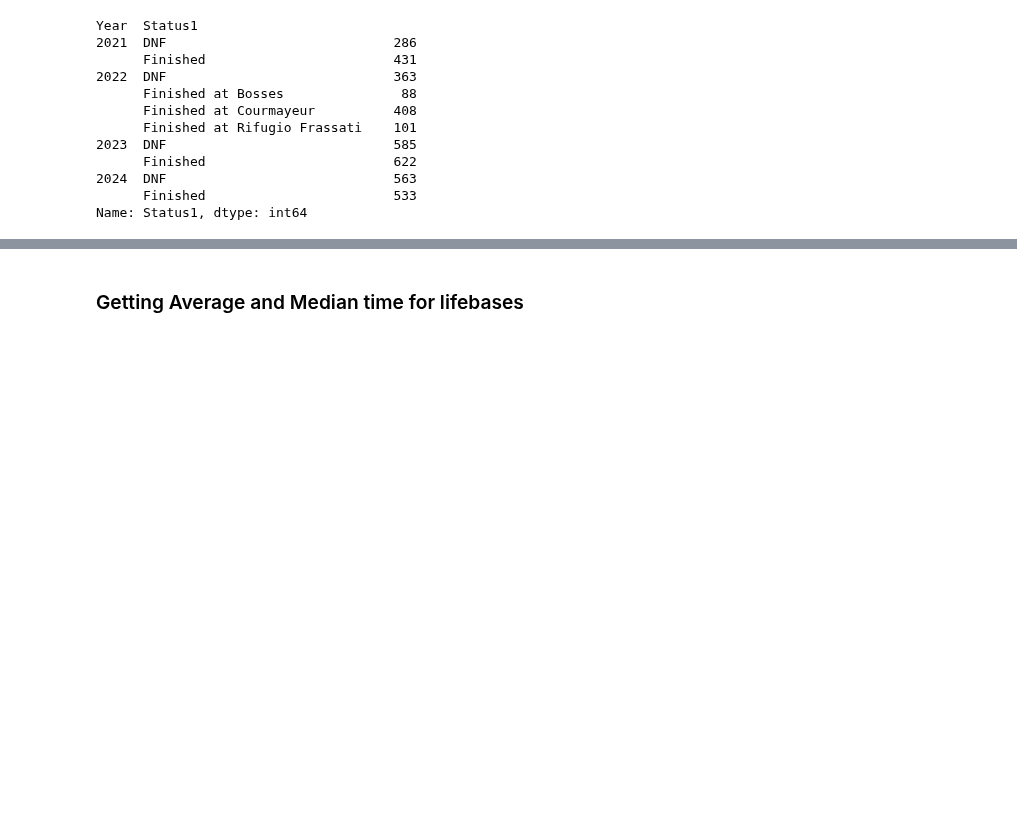
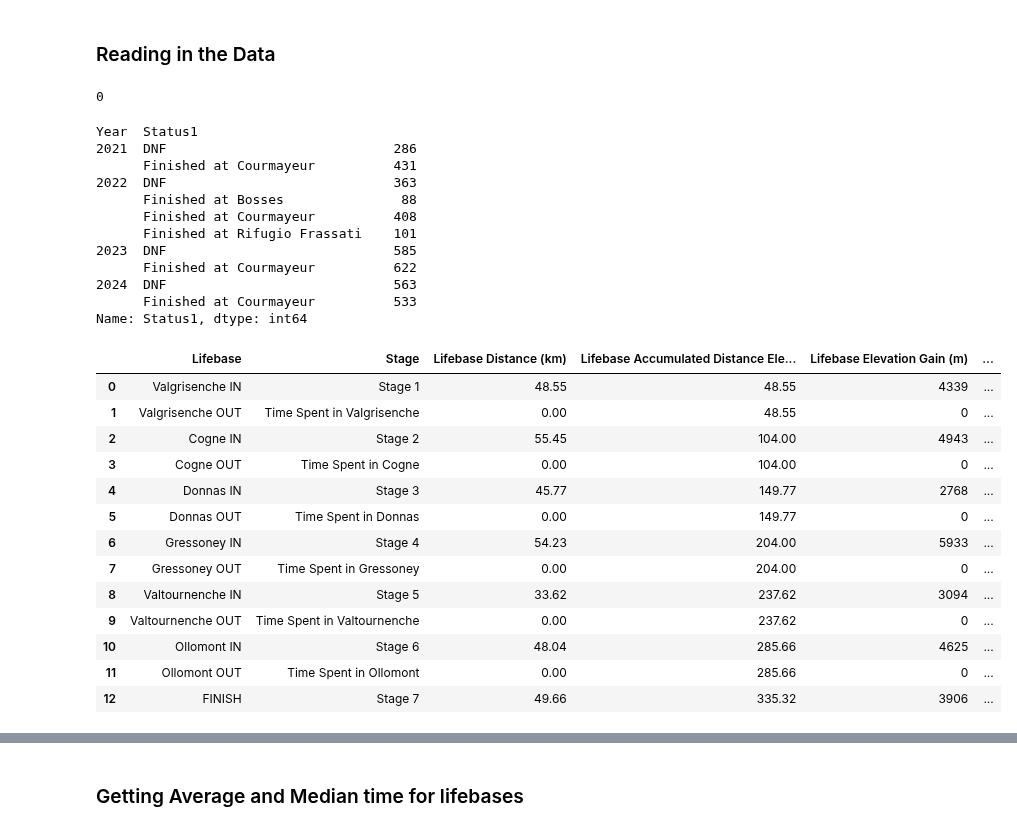
Before and after one commit to kjonina/TORX, a Jupyter notebook: Stage 7 - Tableau Analysis Testing.ipynb, the cells around one changed output, grey strips where cells are left out. Cells and saved outputs as stored; diff of their text form; code cells hidden in the pictures; blank space fills up the shorter version.

```diff
--- a/Stage 7 - Tableau Analysis Testing.ipynb
+++ b/Stage 7 - Tableau Analysis Testing.ipynb
@@ -6,3 +6,5 @@ import numpy as np
 import matplotlib.pyplot as plt
 import os
 import seaborn as sns
+# %% [markdown]
+### Reading in the Data
@@ -11,16 +15,46 @@ TOR_330_dem = pd.read_excel(f'TOR330 Data/5. Clean Data for Data Visualisation/T
+# %%
+TOR330_dem['Bib'][(TOR330_dem['Year'] == 2022) &
+               (TOR330_dem['Retired'] == 'Bosses')].nunique()
+# %% [output]
+0
 # %%
-TOR_330_dem.groupby( ['Year','Status1'] )['Status1' ].count()
+TOR330_dem.groupby( ['Year','Status1'] )['Status1' ].count()
 # %% [output]
 Year  Status1
 2021  DNF                             286
-      Finished                        431
+      Finished at Courmayeur          431
 2022  DNF                             363
       Finished at Bosses               88
       Finished at Courmayeur          408
       Finished at Rifugio Frassati    101
 2023  DNF                             585
-      Finished                        622
+      Finished at Courmayeur          622
 2024  DNF                             563
-      Finished                        533
+      Finished at Courmayeur          533
 Name: Status1, dtype: int64
+# %%
+lifebase_cut_offs_df = pd.read_excel(f'{race} Data/4. TOR330 Timetable Data/{race}_lifebase_cut_offs_df.xlsx')
+
+# # # Convert integer seconds to timedelta
+lifebase_cut_offs_df['Lifebase Duration'] = pd.to_timedelta(lifebase_cut_offs_df['Lifebase Duration_seconds'], unit='s')
+
+# # # Convert integer seconds to timedelta
+lifebase_cut_offs_df['Running Total Lifebase Duration'] = pd.to_timedelta(lifebase_cut_offs_df['Running Total Lifebase Duration_seconds'], unit='s')
+
+lifebase_cut_offs_df
+# %% [output]
+|  | Lifebase | Stage | Lifebase Distance (km) | Lifebase Accumulated Distance Ele... | Lifebase Elevation Gain (m) | ... |
+| 0 | Valgrisenche IN | Stage 1 | 48.55 | 48.55 | 4339 | ... |
+| 1 | Valgrisenche OUT | Time Spent in Valgrisenche | 0.00 | 48.55 | 0 | ... |
+| 2 | Cogne IN | Stage 2 | 55.45 | 104.00 | 4943 | ... |
+| 3 | Cogne OUT | Time Spent in Cogne | 0.00 | 104.00 | 0 | ... |
+| 4 | Donnas IN | Stage 3 | 45.77 | 149.77 | 2768 | ... |
+| 5 | Donnas OUT | Time Spent in Donnas | 0.00 | 149.77 | 0 | ... |
+| 6 | Gressoney IN | Stage 4 | 54.23 | 204.00 | 5933 | ... |
+| 7 | Gressoney OUT | Time Spent in Gressoney | 0.00 | 204.00 | 0 | ... |
+| 8 | Valtournenche IN | Stage 5 | 33.62 | 237.62 | 3094 | ... |
+| 9 | Valtournenche OUT | Time Spent in Valtournenche | 0.00 | 237.62 | 0 | ... |
+| 10 | Ollomont IN | Stage 6 | 48.04 | 285.66 | 4625 | ... |
+| 11 | Ollomont OUT | Time Spent in Ollomont | 0.00 | 285.66 | 0 | ... |
+| 12 | FINISH | Stage 7 | 49.66 | 335.32 | 3906 | ... |
 # %%
```
Also changed, not shown: parts of 15 cells of this notebook, 40 other files.
